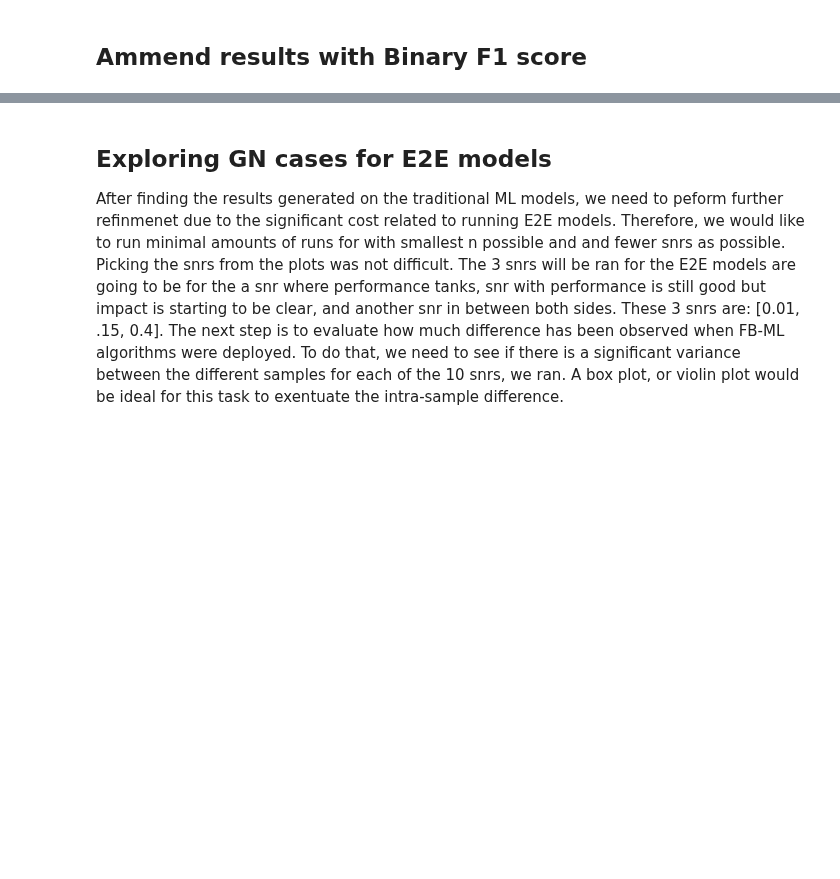
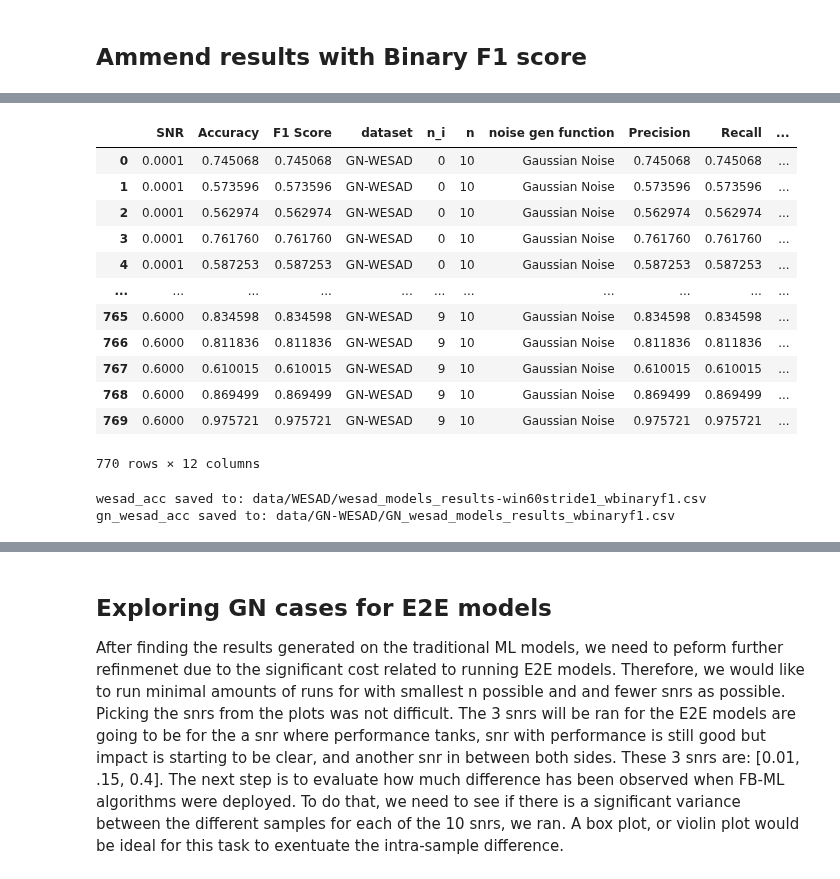
Before and after one commit to AbdulAlkurdi/anxietyFB, a Jupyter notebook: Study2.ipynb, the cells around one changed output, grey strips where cells are left out. Cells and saved outputs as stored; diff of their text form; code cells hidden in the pictures; blank space fills up the shorter version.

```diff
--- a/Study2.ipynb
+++ b/Study2.ipynb
@@ -357,5 +444,5 @@ n_samples = 10  # number of samples taken per SNR
 subject_feature_path = '/subject_feats'
 n_samples = 10
 subject_ids = [2, 3, 4, 5, 6, 7, 8, 9, 10, 11, 13, 14, 15, 16, 17]
-fb_model_list = ['DT', 'RF', 'LDA', 'KNN', 'AdaBoost', 'SVM']
+fb_model_list = ['DT', 'RF', 'LDA', 'KNN', 'AB', 'SVM', 'XGB']
 cases = ['WESAD', 'GN-WESAD', 'PR-WESAD']
@@ -509,11 +488,7 @@ logging.basicConfig(
     level=logging.INFO, filename='logs/testing.log', filemode='w', force=True
 )  # remove after testing
 logging.getLogger().addHandler(logging.StreamHandler())
-if 'SVM' in fb_model_list:
-    # fb_model_list.remove('SVM') # removing SVM right now because of the issue with the data being too large.
-    pass
-else:
-    pass
+
 from fb_models import *  # i need this here for testing to reload modules everytime.
 
 
@@ -550,7 +525,6 @@ def get_model(the_splits, model, n_i, snr):
     X_train, X_test, y_train, y_test = the_splits
     if model == 'SVM':
         model_output = run_svm(X_train, X_test, y_train, y_test)
-        print('svm returned')
     elif model == 'KNN':
         model_output = run_knn(X_train, X_test, y_train, y_test)
     elif model == 'DT':
@@ -559,8 +533,10 @@ def get_model(the_splits, model, n_i, snr):
         model_output = run_lda(X_train, X_test, y_train, y_test)
     elif model == 'RF':
         model_output = run_rf(X_train, X_test, y_train, y_test)
-    elif model == 'AdaBoost':
+    elif model == 'AB':
         model_output = run_ab(X_train, X_test, y_train, y_test)
+    elif model == 'XGB':
+        model_output = run_xgb(X_train, X_test, y_train, y_test)
     if snr == 'N/A':
         dataset = 'WESAD'
         n_samples = 1
@@ -610,9 +586,12 @@ def run_wesad_models():
     target_file = (
         '/mnt/d/Users/alkurdi/data/WESAD/wesad_models_results-win60stride1_wcm_wcr.csv'
     )
-    if os.path.isfile(target_file):
+    if os.path.isfile(target_file): #and False:
         logging.info('WESAD results table found. Loading...')
         results_table = pd.read_csv(target_file, index_col=0)
+        cm_cr_dict = pickle.load(
+            open('/mnt/d/Users/alkurdi/data/WESAD/cm_cr_dict.pickle', 'rb')
+        )
     else:
         logging.info('WESAD results table not found. Running models...')
         loadPath = '/mnt/d/Users/alkurdi/data/WESAD'
@@ -651,7 +630,7 @@ def run_wesad_models():
         logging.info(
             'WESAD models ran and results generated and saved in: ' + target_file
         )
-    return results_table
+    return results_table, cm_cr_dict
 
 
 def each_n_snr(n_i, snr):
@@ -697,7 +676,7 @@ def each_n_snr(n_i, snr):
 def run_GN_models():
     # check if GN wesad_model_results.csv exists
     tgt_file = '/mnt/d/Users/alkurdi/data/GN-WESAD/GN_wesad_models_results_wcm_wcr.csv'
-    if os.path.isfile(tgt_file):
+    if os.path.isfile(tgt_file) and False:
         logging.info('GN-WESAD results table found. Loading...')
         results_table = pd.read_csv(tgt_file, index_col=0)
         cm_cr_dict = pickle.load(
@@ -723,14 +702,7 @@ def run_GN_models():
             ]
         )
         # the difference mainly between WESAD and GN-WESAD is that GN-WESAD has multiple snrs.
-        '''
-        with Pool() as pool:
-            # run each snr ni pair in parallel
-            results_table, classification_report = pool.starmap(each_n_snr, [(n_i, snr) for n_i in range(n_samples) for snr in snrs])
-            pool.close()
-            pool.join()
-        results_table = pd.concat(results_table)
-        '''
+
         ##############################
         for n_i in range(n_samples):
             for snr in snrs:
@@ -765,7 +737,7 @@ def run_GN_models():
         ####################################
         results_table.to_csv(tgt_file)
         cm_cr_dict = {'cm': cm_list, 'cr': cr_list}
-        with open('data/GN-WESAD/cm_cr_dict.pickle', 'wb') as handle:
+        with open('/mnt/d/Users/alkurdi/data/GN-WESAD/cm_cr_dict.pickle', 'wb') as handle:
             pickle.dump(cm_cr_dict, handle, protocol=pickle.HIGHEST_PROTOCOL)
         logging.info(
             'GN-WESAD models ran and results generated and saved in: ' + tgt_file
@@ -776,10 +768,10 @@ def run_GN_models():
 for case in cases:
     if case == 'WESAD':
         logging.info('Running WESAD case...')
-        WESAD_model_results = run_wesad_models()
+        WESAD_model_results, wesad_cm_cr_dict = run_wesad_models()
     if case == 'GN-WESAD':
         logging.info('Running GN-WESAD case...')
-        GN_model_results, cm_cr_dict = run_GN_models()
+        GN_model_results, gn_cm_cr_dict = run_GN_models()
     if case == 'PR-WESAD':
         logging.info('Running PR-WESAD case...')
         loadPath = '/mnt/d/Users/alkurdi/data/PR-WESAD'
@@ -946,0 +791,25 @@ Running PR-WESAD case...
+# %%
+GN_model_results
+# %% [output]
+|  | SNR | Accuracy | F1 Score | dataset | n_i | n | noise gen function | Precision | Recall | ... |
+| 0 | 0.0001 | 0.745068 | 0.745068 | GN-WESAD | 0 | 10 | Gaussian Noise | 0.745068 | 0.745068 | ... |
+| 1 | 0.0001 | 0.573596 | 0.573596 | GN-WESAD | 0 | 10 | Gaussian Noise | 0.573596 | 0.573596 | ... |
+| 2 | 0.0001 | 0.562974 | 0.562974 | GN-WESAD | 0 | 10 | Gaussian Noise | 0.562974 | 0.562974 | ... |
+| 3 | 0.0001 | 0.761760 | 0.761760 | GN-WESAD | 0 | 10 | Gaussian Noise | 0.761760 | 0.761760 | ... |
+| 4 | 0.0001 | 0.587253 | 0.587253 | GN-WESAD | 0 | 10 | Gaussian Noise | 0.587253 | 0.587253 | ... |
+| ... | ... | ... | ... | ... | ... | ... | ... | ... | ... | ... |
+| 765 | 0.6000 | 0.834598 | 0.834598 | GN-WESAD | 9 | 10 | Gaussian Noise | 0.834598 | 0.834598 | ... |
+| 766 | 0.6000 | 0.811836 | 0.811836 | GN-WESAD | 9 | 10 | Gaussian Noise | 0.811836 | 0.811836 | ... |
+| 767 | 0.6000 | 0.610015 | 0.610015 | GN-WESAD | 9 | 10 | Gaussian Noise | 0.610015 | 0.610015 | ... |
+| 768 | 0.6000 | 0.869499 | 0.869499 | GN-WESAD | 9 | 10 | Gaussian Noise | 0.869499 | 0.869499 | ... |
+| 769 | 0.6000 | 0.975721 | 0.975721 | GN-WESAD | 9 | 10 | Gaussian Noise | 0.975721 | 0.975721 | ... |
+770 rows × 12 columns
+# %%
+from fb_code.utils import  *
+
+wesad_results, gn_wesad_results = ammend_results_table(GN_model_results, gn_cm_cr_dict,
+                                                       WESAD_model_results, wesad_cm_cr_dict,
+                                                       cases)
+# %% [output]
+wesad_acc saved to: data/WESAD/wesad_models_results-win60stride1_wbinaryf1.csv
+gn_wesad_acc saved to: data/GN-WESAD/GN_wesad_models_results_wbinaryf1.csv
```
Also changed, not shown: parts of 45 cells of this notebook, 27 other files.
